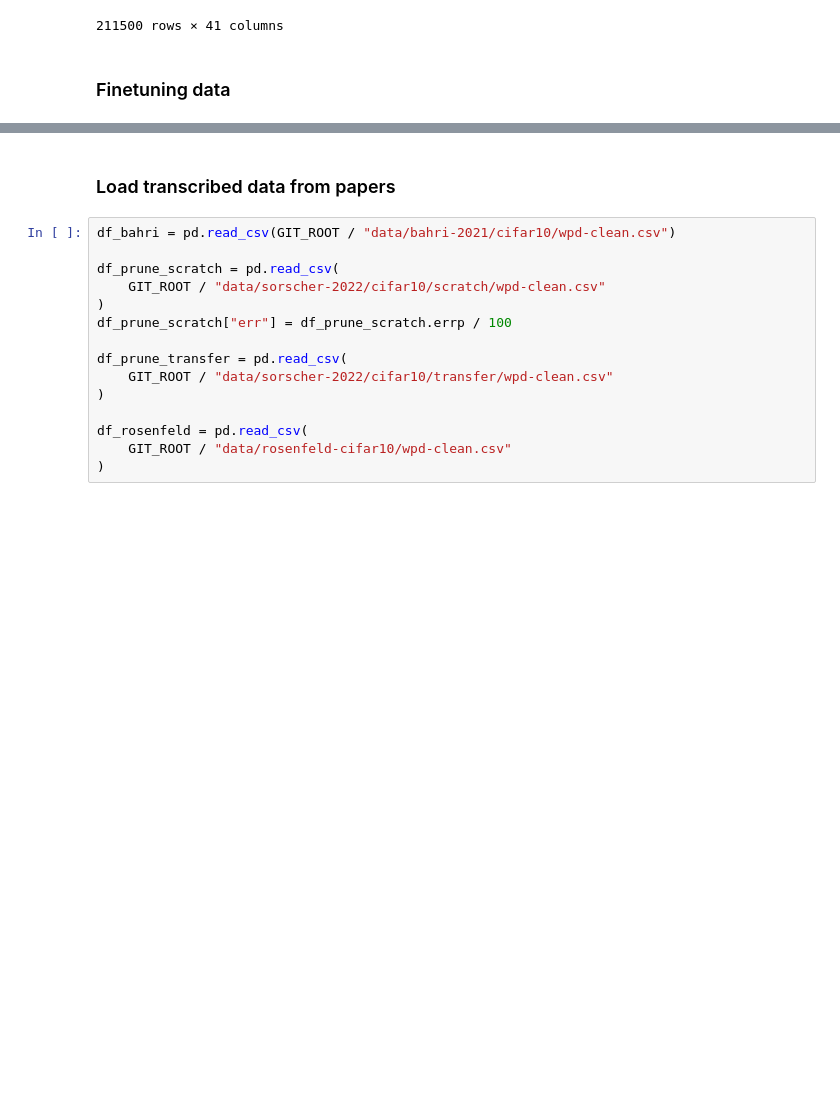
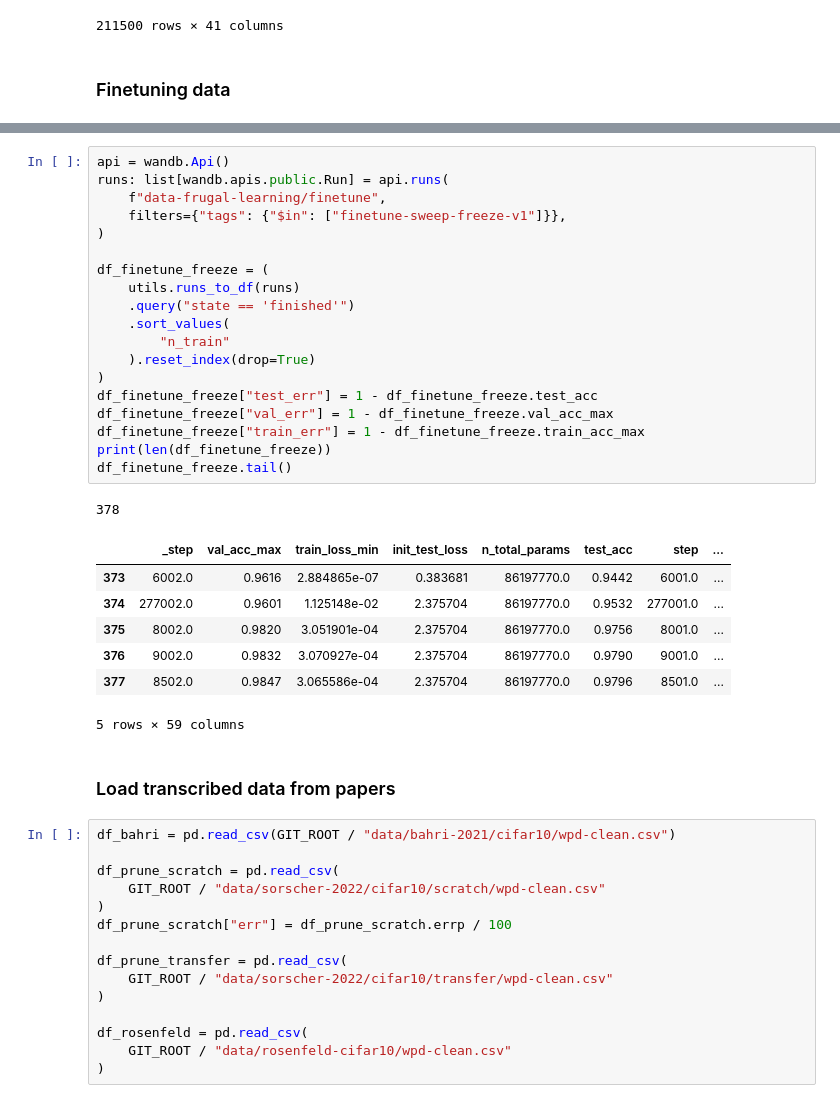
Before and after one commit to ed1d1a8d/scaling, a Jupyter notebook: notebooks/scaling-compare/cifar10.ipynb, the cells around one changed output, grey strips where cells are left out. Saved outputs shown, nothing was run; the diff lists cells and outputs as text; blank space fills up the shorter version.

```diff
--- a/notebooks/scaling-compare/cifar10.ipynb
+++ b/notebooks/scaling-compare/cifar10.ipynb
@@ -169,4 +169,32 @@ df_finetune_old.tail()
 5 rows × 41 columns
+# %%
+api = wandb.Api()
+runs: list[wandb.apis.public.Run] = api.runs(
+    f"data-frugal-learning/finetune",
+    filters={"tags": {"$in": ["finetune-sweep-freeze-v1"]}},
+)
+
+df_finetune_freeze = (
+    utils.runs_to_df(runs)
+    .query("state == 'finished'")
+    .sort_values(
+        "n_train"
+    ).reset_index(drop=True)
+)
+df_finetune_freeze["test_err"] = 1 - df_finetune_freeze.test_acc
+df_finetune_freeze["val_err"] = 1 - df_finetune_freeze.val_acc_max
+df_finetune_freeze["train_err"] = 1 - df_finetune_freeze.train_acc_max
+print(len(df_finetune_freeze))
+df_finetune_freeze.tail()
+# %% [output]
+378
+|  | _step | val_acc_max | train_loss_min | init_test_loss | n_total_params | test_acc | step | ... |
+| 373 | 6002.0 | 0.9616 | 2.884865e-07 | 0.383681 | 86197770.0 | 0.9442 | 6001.0 | ... |
+| 374 | 277002.0 | 0.9601 | 1.125148e-02 | 2.375704 | 86197770.0 | 0.9532 | 277001.0 | ... |
+| 375 | 8002.0 | 0.9820 | 3.051901e-04 | 2.375704 | 86197770.0 | 0.9756 | 8001.0 | ... |
+| 376 | 9002.0 | 0.9832 | 3.070927e-04 | 2.375704 | 86197770.0 | 0.9790 | 9001.0 | ... |
+| 377 | 8502.0 | 0.9847 | 3.065586e-04 | 2.375704 | 86197770.0 | 0.9796 | 8501.0 | ... |
+5 rows × 59 columns
 # %% [markdown]
 ### Load transcribed data from papers
 # %%
```
Also changed, not shown: parts of 4 cells of this notebook.
